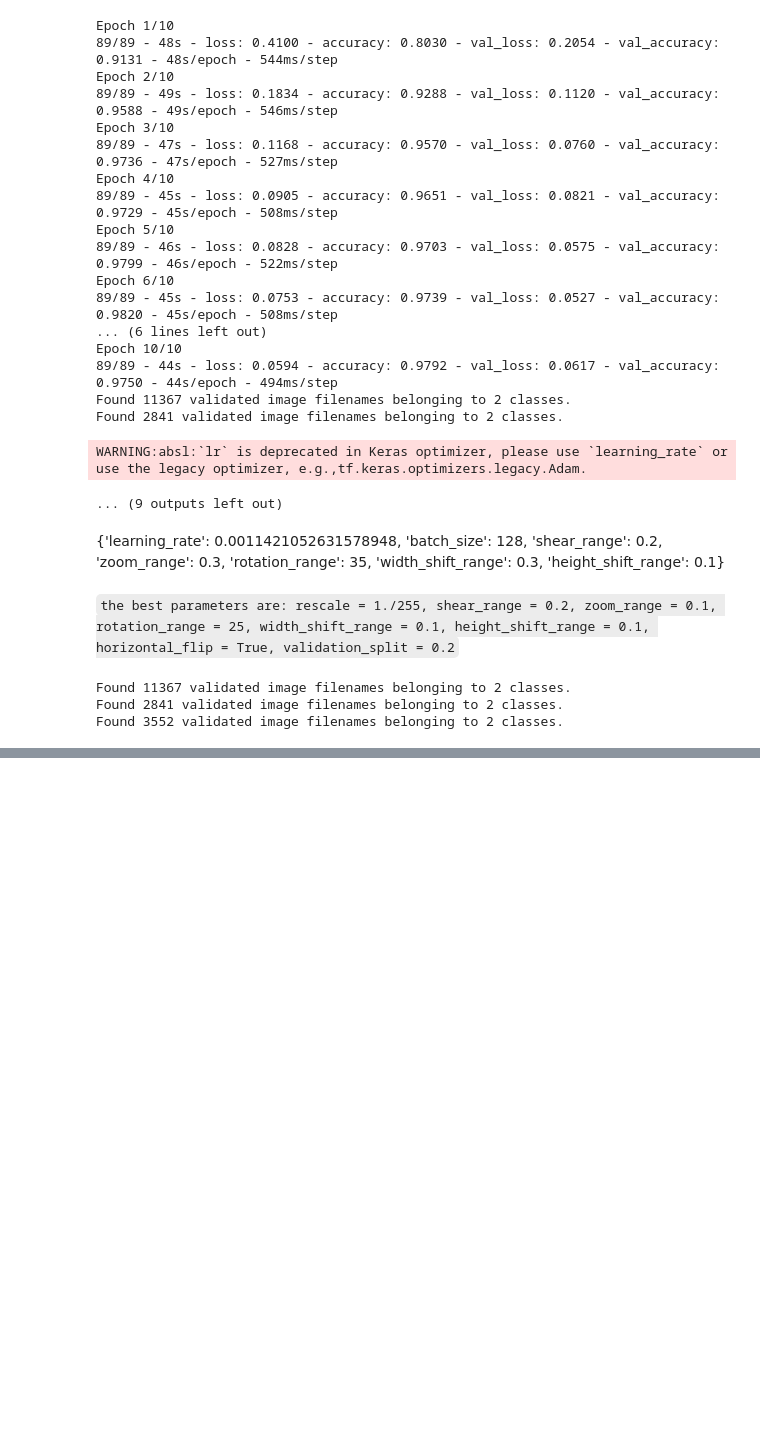
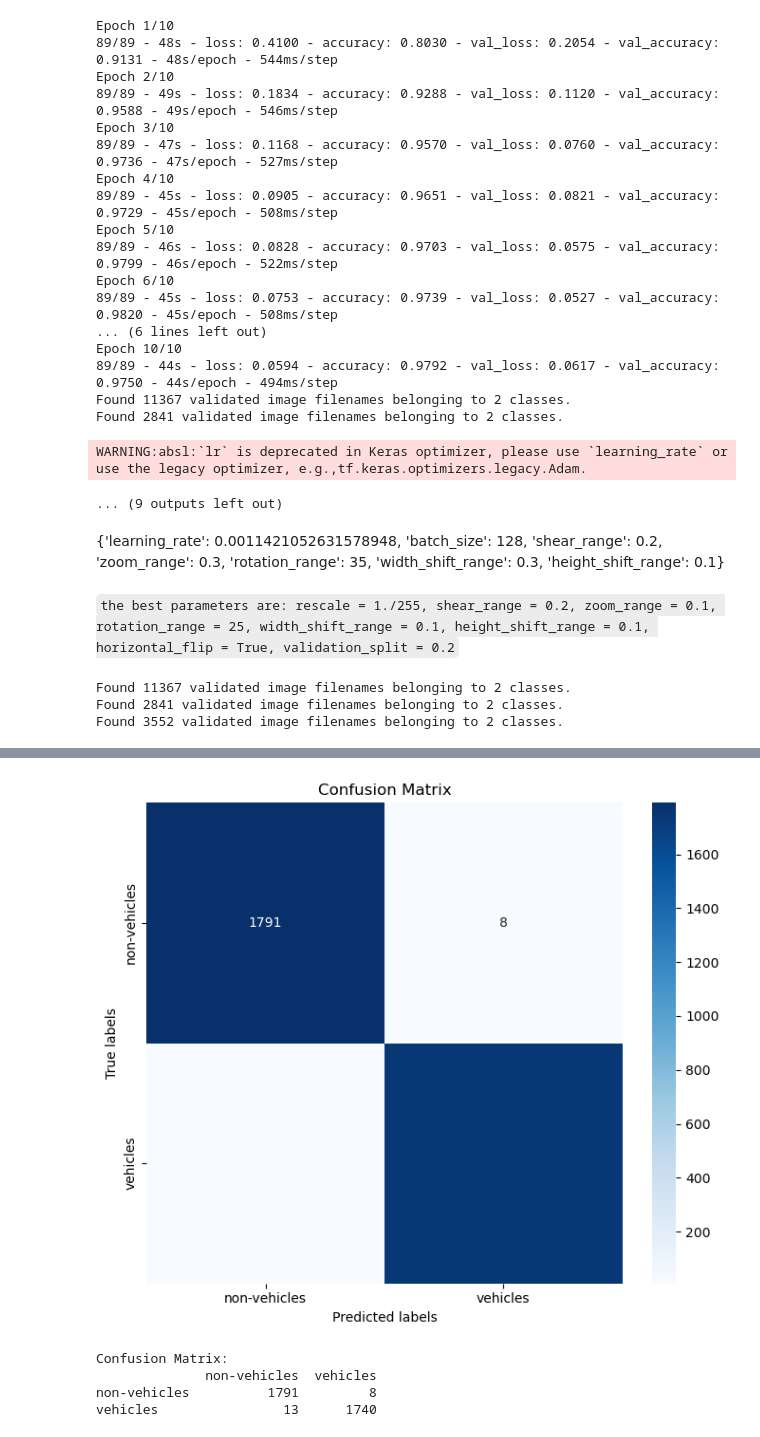
Before and after one commit to NoaAmichai/Deep_Learning_Final_Project, a Jupyter notebook: Vehicle_classification.ipynb, the cells around one changed output, grey strips where cells are left out. Saved outputs shown, nothing was run; the diff lists cells and outputs as text; code cells hidden in the pictures; blank space fills up the shorter version.

```diff
--- a/Vehicle_classification.ipynb
+++ b/Vehicle_classification.ipynb
@@ -867,0 +853,22 @@ Accuracy: [0.02831442281603813, 0.991272509098053]
+# %%
+from sklearn.metrics import confusion_matrix
+import matplotlib.pyplot as plt
+import seaborn as sns
+
+predictions = model.predict(test_set)
+predicted_labels = np.argmax(predictions, axis=1)
+print(len(predicted_labels))
+true_labels = test_set.classes
+
+# Compute confusion matrix
+cm = confusion_matrix(np.array(true_labels), predicted_labels)
+
+# Plot confusion matrix
+plt.figure(figsize=(7, 6))
+sns.heatmap(cm, fmt='d',cmap="Blues", xticklabels=test_set.class_indices.keys(), yticklabels=test_set.class_indices.keys(),annot=True)
+plt.xlabel('Predicted labels')
+plt.ylabel('True labels')
+plt.title('Confusion Matrix')
+plt.tight_layout()
+plt.show()
+# %% [output]
@@ -867,0 +877,11 @@ Accuracy: [0.02831442281603813, 0.991272509098053]
+[figure, added]
+# %%
+cm_df = pd.DataFrame(cm, index=test_set.class_indices.keys(), columns=test_set.class_indices.keys())
+
+print("Confusion Matrix:")
+print(cm_df)
+# %% [output]
+Confusion Matrix:
+              non-vehicles  vehicles
+non-vehicles          1791         8
+vehicles                13      1740
```
Also changed, not shown: parts of 4 cells of this notebook.
